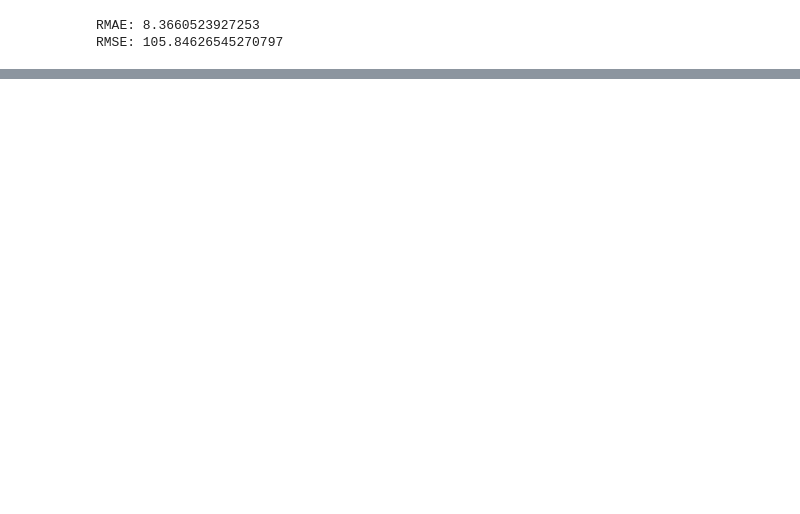
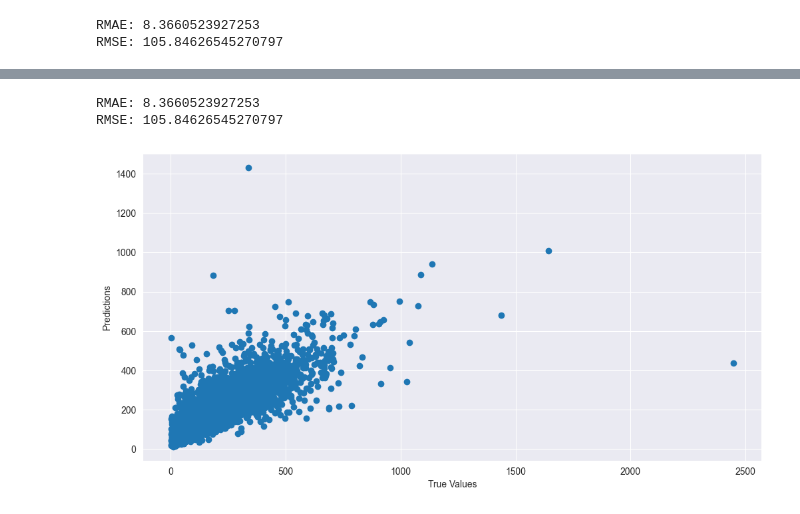
Before and after one commit to zahrabytes/Rice-Datathon-2024, a Jupyter notebook: rohan.ipynb, the cells around one changed output, grey strips where cells are left out. Saved outputs shown, nothing was run; the diff lists cells and outputs as text; code cells hidden in the pictures; blank space fills up the shorter version.

```diff
--- a/rohan.ipynb
+++ b/rohan.ipynb
@@ -291,16 +299,3 @@ plt.show()
-# %%
-df_3 = df_2.copy()
-columns_to_drop = ['ffs_frac_type_Undefined','well_family_relationship_Sibling Well', 'bin_lateral_length', 'relative_well_position_Unknown', 'ffs_frac_type_Linear Only',
-       'ffs_frac_type_Slickwater Crosslink Hybrid',
-       'ffs_frac_type_Slickwater Linear Hybrid',
-       'ffs_frac_type_Slickwater Only', 'relative_well_position_Outer Well',
-       'relative_well_position_Standalone Well',
-       'well_family_relationship_Standalone Well',
-       'well_family_relationship_Unknown']
-df_3.drop(columns_to_drop, inplace=True, axis=1)
-df_3.columns
-X = df_3.drop('OilPeakRate', axis=1)
-X_train, X_test, y_train, y_test = train_test_split(X, y, test_size=0.25, random_state=101)
 # %%
 
 rf = RandomForestRegressor(n_estimators=100, random_state=101)
@@ -330,0 +386,35 @@ RMSE: 105.84626545270797
+# %%
+
+rf = RandomForestRegressor(n_estimators=100, random_state=101, max_depth=None, min_samples_leaf= 1)
+rf.fit(X_train, y_train)
+
+rf_pred = rf.predict(X_test)
+
+from sklearn.metrics import mean_absolute_error, mean_squared_error
+
+# Calculate mean absolute error
+mae = mean_absolute_error(y_test, rf_pred)
+
+# Calculate mean squared error
+mse = mean_squared_error(y_test, rf_pred)
+
+# Calculate root mean absolute error
+rmae = np.sqrt(mae)
+
+# Calculate root mean squared error
+rmse = np.sqrt(mse)
+
+# Print the results
+print('RMAE:', rmae)
+print('RMSE:', rmse)
+# %% [output]
+RMAE: 8.3660523927253
+RMSE: 105.84626545270797
+# %%
+
+plt.scatter(y_test, rf_pred)
+plt.xlabel('True Values')
+plt.ylabel('Predictions')
+plt.show()
+# %% [output]
+[figure, added]
```
Also changed, not shown: parts of 10 cells of this notebook.
